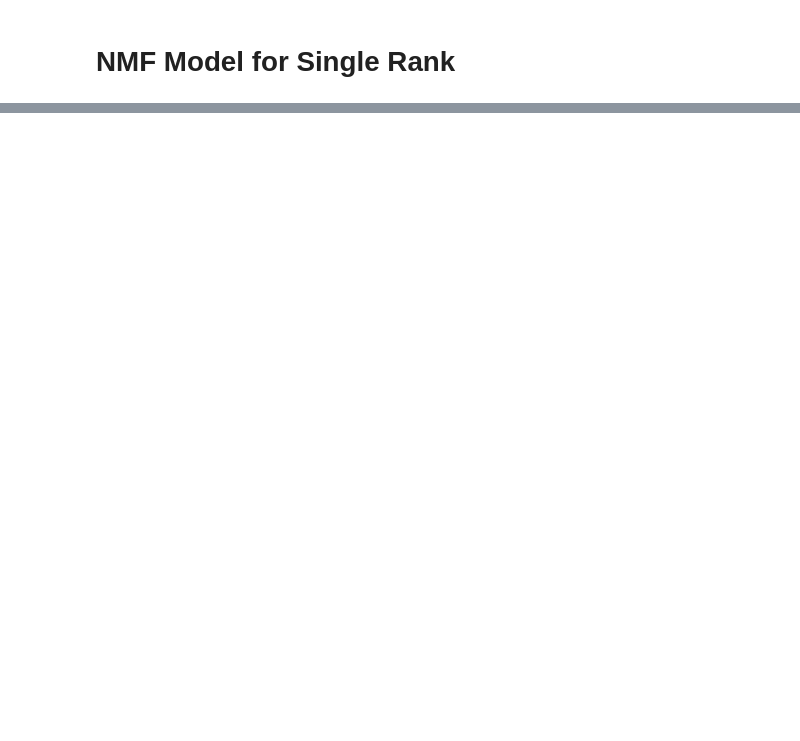
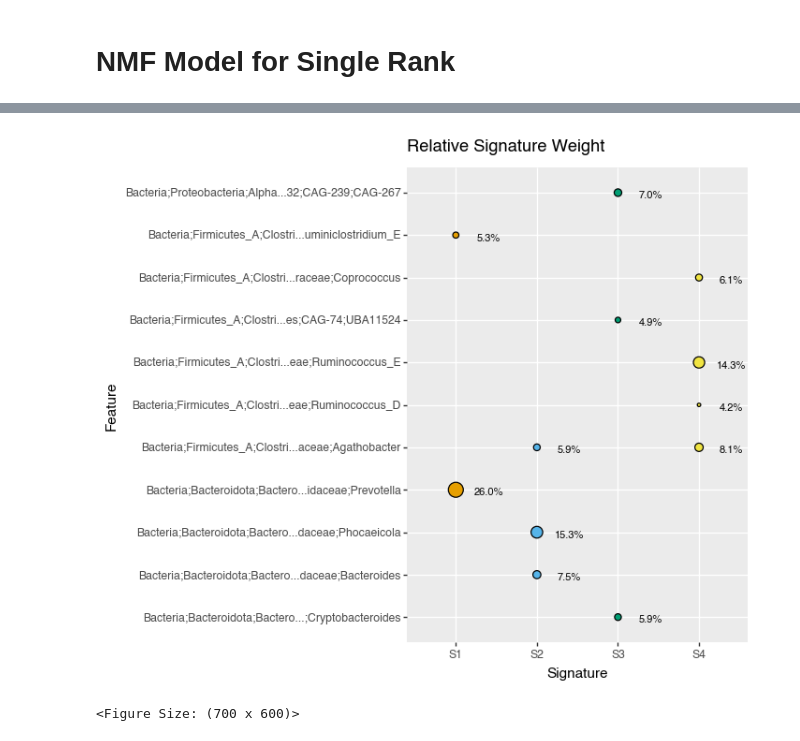
Before and after one commit to apduncan/enteroflow, a Jupyter notebook: resources/rank_decomposition.ipynb, the cells around one changed output, grey strips where cells are left out. Saved outputs shown, nothing was run; the diff lists cells and outputs as text; code cells hidden in the pictures; blank space fills up the shorter version.

```diff
--- a/resources/rank_decomposition.ipynb
+++ b/resources/rank_decomposition.ipynb
@@ -56,0 +81,17 @@ top_model.save(out_dir="model", compress=False)
+# %%
+def truncate_name(x):
+    if len(x) <= 40:
+        return x
+    return x[0:29] + "..." + x[-18:]
+# Allow 1 inch per signature
+feature_weight_width = top_model.w.shape[1] + 3
+(
+    top_model.plot_feature_weight(
+        label_fn=truncate_name
+    ) +
+    pn.theme(figure_size=(feature_weight_width, 6)) +
+    pn.ggtitle("Relative Signature Weight")
+)
+# %% [output]
+[figure, added]
+<Figure Size: (700 x 600)>
```
Also changed, not shown: parts of 23 cells of this notebook, 2 other files.
